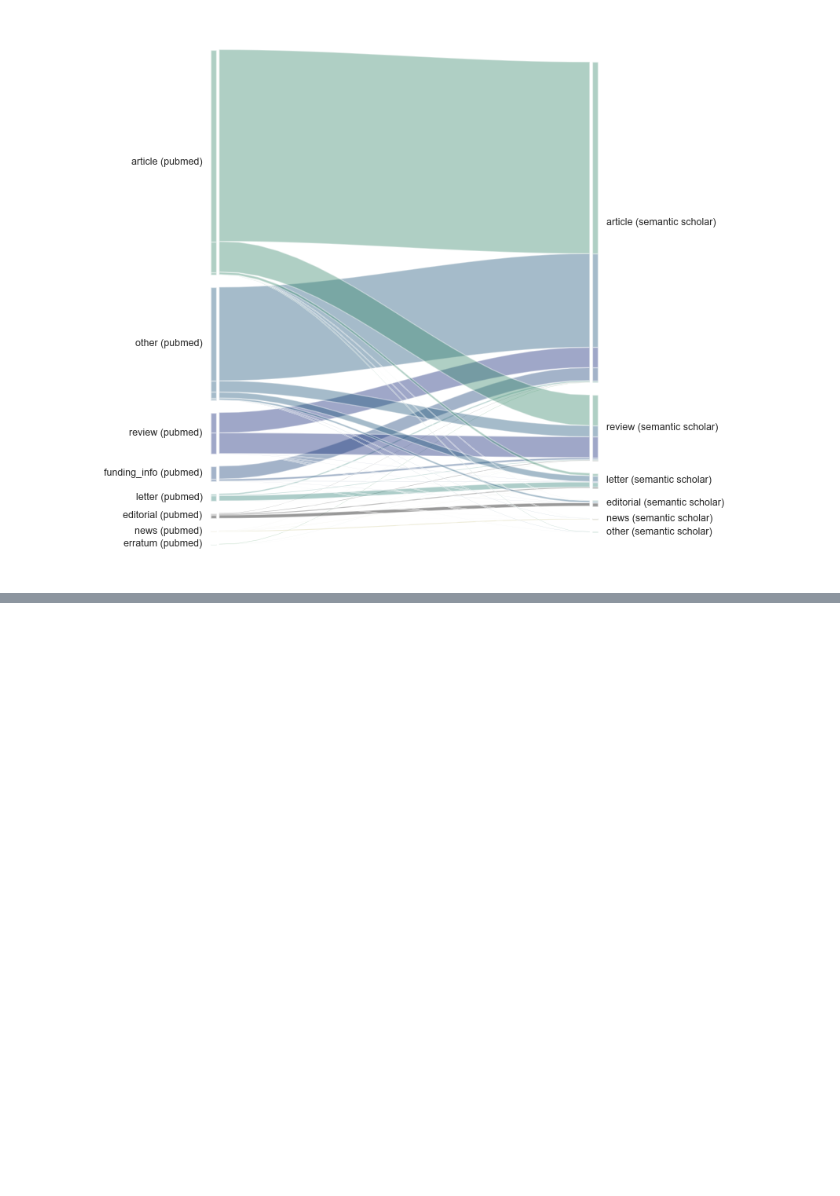
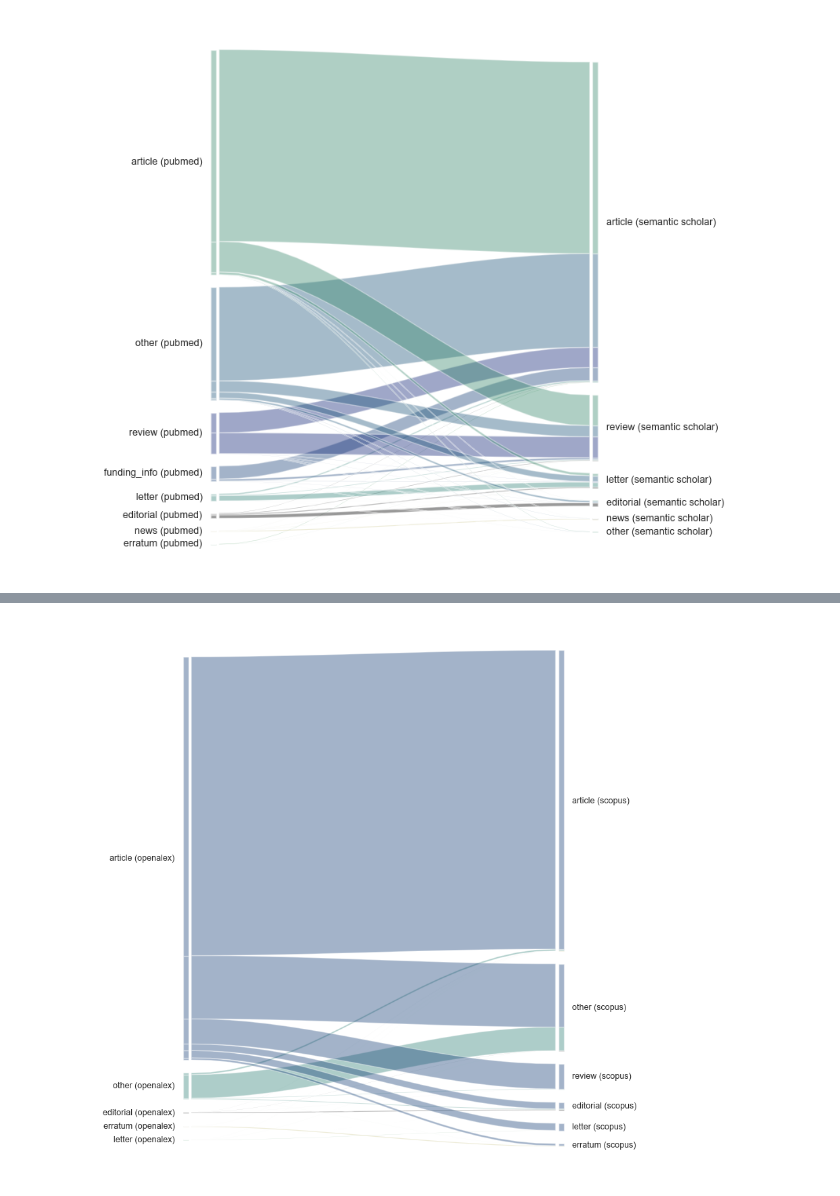
Before and after one commit to naustica/openalex_doctypes, a Jupyter notebook: codebook.ipynb, the cells around one changed output, grey strips where cells are left out. Cells and saved outputs as stored; diff of their text form; code cells hidden in the pictures; blank space fills up the shorter version.

```diff
--- a/codebook.ipynb
+++ b/codebook.ipynb
@@ -82,3 +144,32 @@ def mapping_types(mapping_dict, type):
+# %%
+def alluvial_plot_new_types(df, db1_column_name, db2_column_name, db1_name, db2_name, db1_mapping, db2_mapping, width, height):
+    df2 = df.copy()
+    df2['db1_new_type'] = df2.apply(lambda row : mapping_types(db1_mapping, row[db1_column_name]), axis=1)
+    df2['db2_new_type'] = df2.apply(lambda row : mapping_types(db2_mapping, row[db2_column_name]), axis=1)
+
+    d = {}
+    for row in df2.to_dict('records'):
+        db1_type = row['db1_new_type'] + ' (' + db1_name + ')'
+        db2_type = row['db2_new_type'] + ' (' + db2_name + ')'
+        current_r = row['db1_new_type'] + ' (' + db1_name + ')'
+        n = row['n']
+
+        if current_r in d:
+            if db2_type in d[db1_type].keys():
+                d[db1_type][db2_type] = d.get(db1_type).get(db2_type) + n
+            else:
+                 d[db1_type][db2_type] = n
+        else:
+            dd = {}
+            dd[db2_type] = n
+            d[db1_type] = dd
+
+    cmap = colormaps['gist_earth']
+
+    ax = alluvial.plot(d, alpha=0.4, cmap=cmap, fontname='Arial')
+    fig = ax.get_figure()
+    fig.set_size_inches(width, height)
+    plt.show()
 # %%
 openalex_pubtypes = client.query(f"""
                                   SELECT type AS pubtype, COUNT(DISTINCT(doi)) AS n
@@ -678,0 +792,4 @@ test
+# %%
+alluvial_plot_new_types(oalex_scp_type, 'oalex_type', 'scp_type', 'openalex', 'scopus', openalex_type_mapping, scopus_type_mapping, 8, 10.5)
+# %% [output]
+[figure, added]
```
Also changed, not shown: parts of 23 cells of this notebook.
